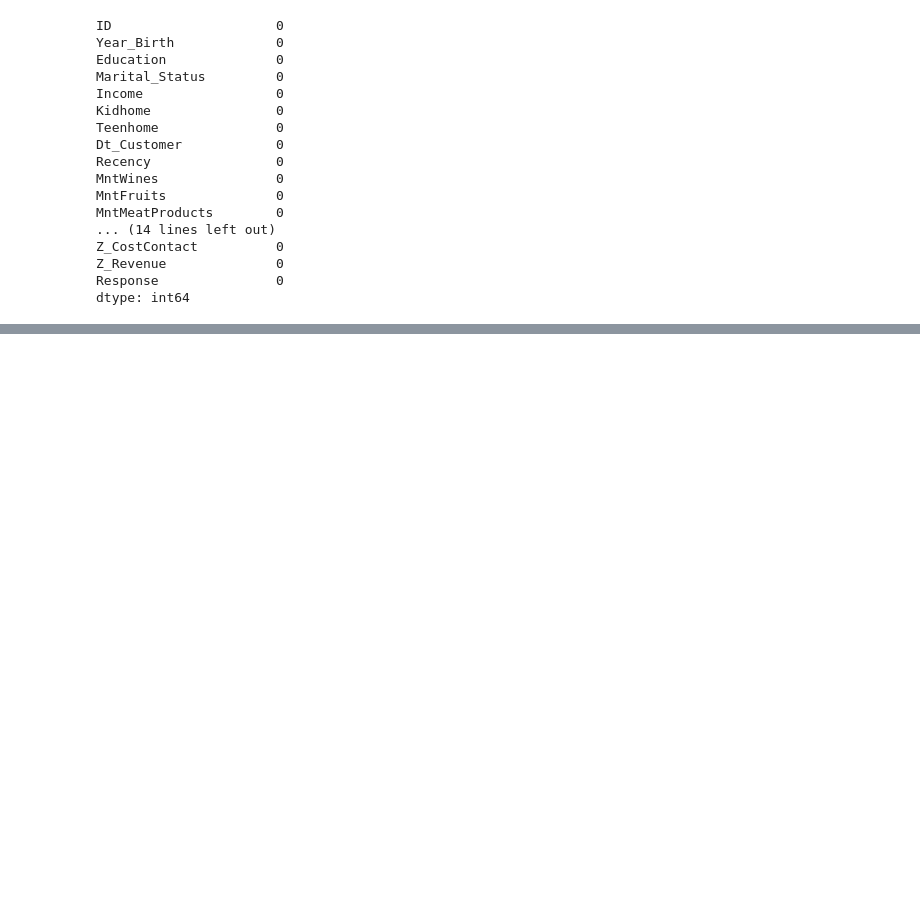
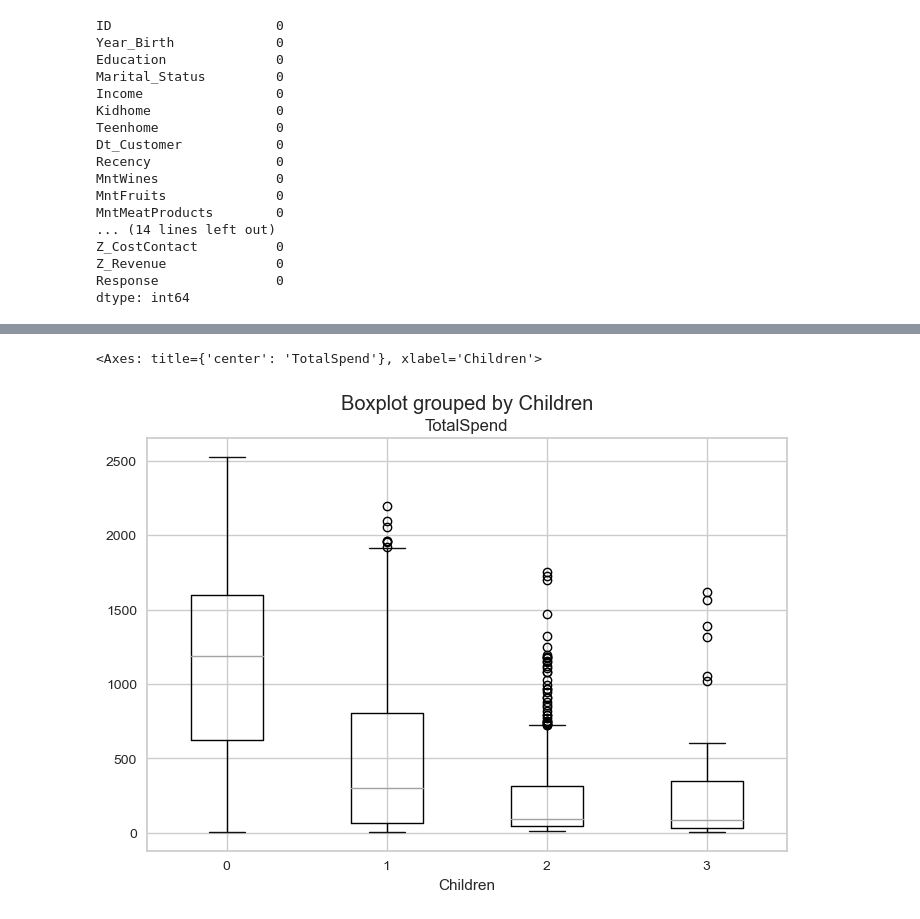
Before and after one commit to Samargithubb/Customer-Personality-Analysis, a Jupyter notebook: CPA EDA.ipynb, the cells around one changed output, grey strips where cells are left out. Saved outputs shown, nothing was run; the diff lists cells and outputs as text; code cells hidden in the pictures; blank space fills up the shorter version.

```diff
--- a/CPA EDA.ipynb
+++ b/CPA EDA.ipynb
@@ -186,0 +192,20 @@ df.drop(columns=cols, inplace =True)
+# %%
+#number of purchases the customer made
+df['TotalNumPurchases'] = df.NumWebPurchases + df.NumCatalogPurchases + df.NumStorePurchases
+# %%
+#number of purchases that were discounted
+df['num_discounted'] = round(df['NumDealsPurchases']/df['TotalNumPurchases'],3)
+# %%
+#check which percent of purchases that were made per platform
+df['web_to_total'] = round(df.NumWebPurchases/df.TotalNumPurchases,3)
+df['catalog_to_total'] = round(df.NumCatalogPurchases/df.TotalNumPurchases,3)
+df['Store_to_total'] = round(df.NumStorePurchases/df.TotalNumPurchases,3)
+# %%
+#counts the number of campaigns that the customer accepted
+df['num_cmp'] = df.AcceptedCmp1 + df.AcceptedCmp2 + df.AcceptedCmp3 + df.AcceptedCmp4 + df.AcceptedCmp5 + df.Response
+# %%
+#graph to see if there is a relationship between total amount spent and number of children
+df.boxplot(column = 'TotalSpend',by ='Children')
+# %% [output]
+<Axes: title={'center': 'TotalSpend'}, xlabel='Children'>
+[figure, added]
```
Also changed, not shown: parts of 105 cells of this notebook, 2 other files.
